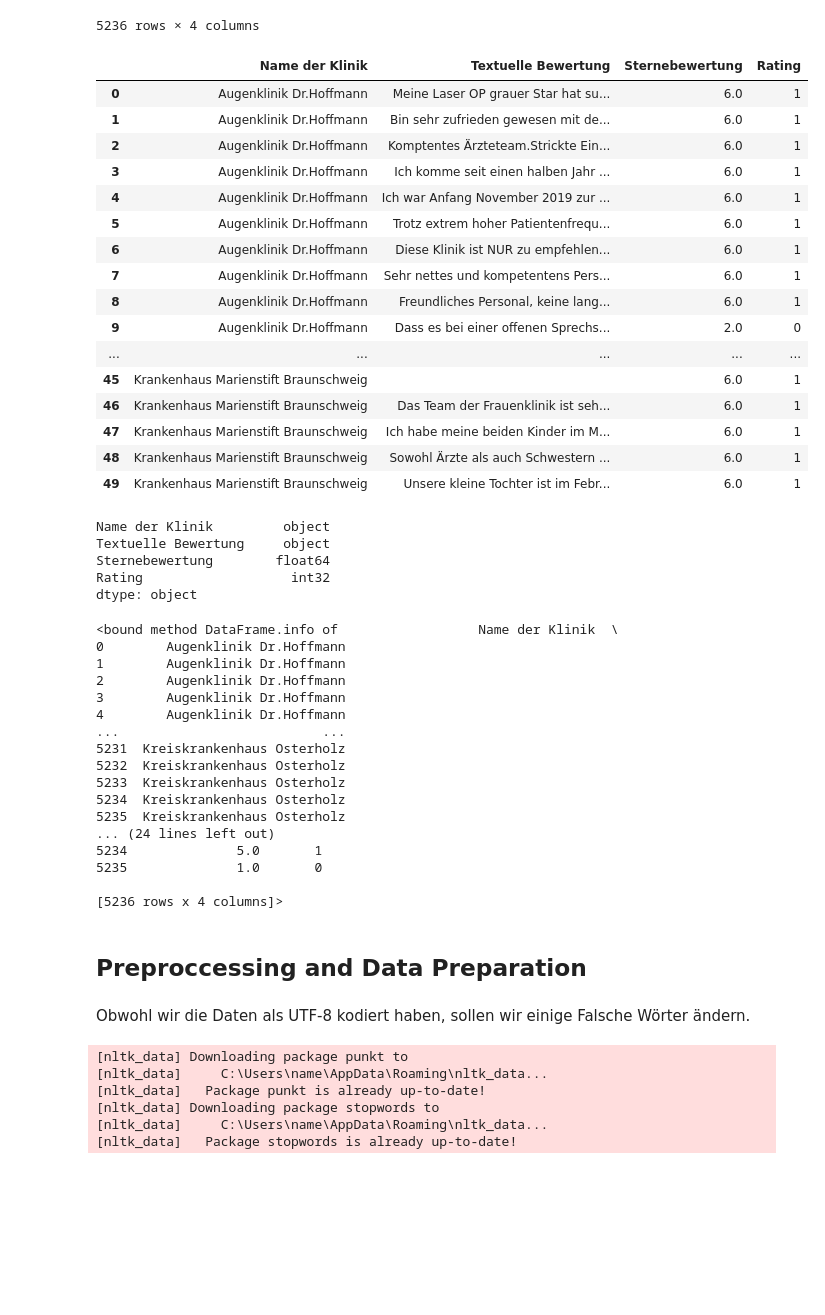
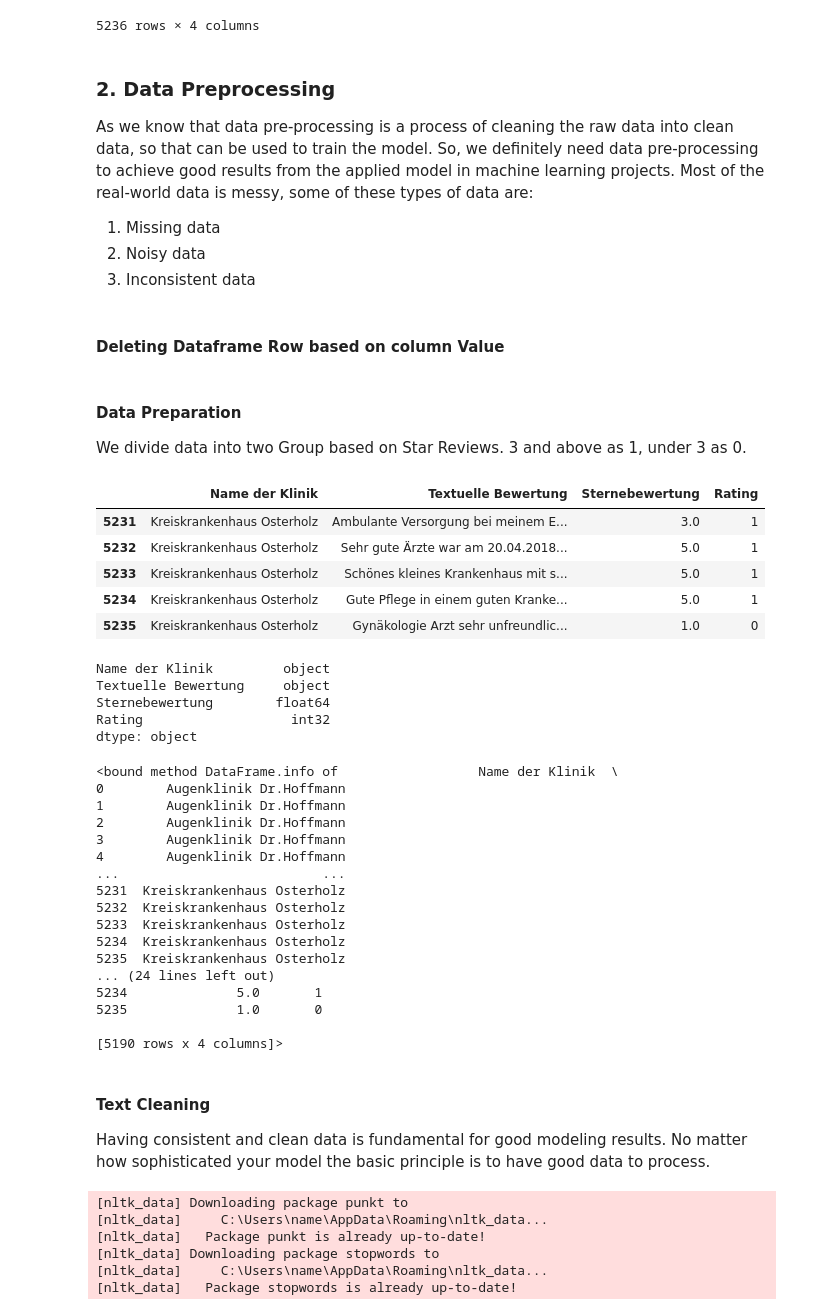
Before and after one commit to ablmz/AbschlussProject-EndToEnd-DS-Project-, a Jupyter notebook: Machine Learning/MachineLearningModel_AllClinicsData.ipynb, the cells around one changed output. Drawn from its saved outputs; the diff is of its cells as text; code cells hidden in the pictures; blank space fills up the shorter version.

Commit message:
all clinics
- modell results
- as schlechte and gute Erfahrung

```diff
--- a/Machine Learning/MachineLearningModel_AllClinicsData.ipynb
+++ b/Machine Learning/MachineLearningModel_AllClinicsData.ipynb
@@ -89,39 +106,47 @@ df
 | 5234 | Kreiskrankenhaus Osterholz | Gute Pflege in einem guten Kranke... | 5.0 | NaN |
 | 5235 | Kreiskrankenhaus Osterholz | Gynäkologie Arzt sehr unfreundlic... | 1.0 | NaN |
 5236 rows × 4 columns
+# %% [markdown]
+### 2. Data Preprocessing
+
+As we know that data pre-processing is a process of cleaning the raw data into clean data, so that can be used to train the model. So, we definitely need data pre-processing to achieve good results from the applied model in machine learning projects.
+Most of the real-world data is messy, some of these types of data are:
+1. Missing data
+2. Noisy data
+3. Inconsistent data
+# %% [markdown]
+#### Deleting Dataframe Row based on column Value
+# %%
+df.dropna(subset = ["Textuelle Bewertung"], inplace=True) # na values
+df = df[df["Textuelle Bewertung"] != 0] # 0 values
+df.drop(df.loc[df["Textuelle Bewertung"]== ' '].index, inplace=True) # ' ' values
+df = df[df['Textuelle Bewertung'].notnull()]
+#df.head(200)
+# %% [markdown]
+#### Data Preparation
+We divide data into two Group based on Star Reviews. 3 and above as 1, under 3 as 0.
 # %%
 #for q in range(result.shape[0]):
 # create a list of our conditions
 conditions = [
     (df['Sternebewertung'] >= 3 ),
     (df['Sternebewertung'] < 3 )
     ]
 # create a list of the values we want to assign for each condition
 values = [1, 0]
 
 # create a new column and use np.select to assign values to it using our lists as arguments
 df['Rating'] = np.select(conditions, values)
 
 # display updated DataFrame
-df.head(50)
+df.tail()
 # %% [output]
 |  | Name der Klinik | Textuelle Bewertung | Sternebewertung | Rating |
-| 0 | Augenklinik Dr.Hoffmann | Meine Laser OP grauer Star hat su... | 6.0 | 1 |
-| 1 | Augenklinik Dr.Hoffmann | Bin sehr zufrieden gewesen mit de... | 6.0 | 1 |
-| 2 | Augenklinik Dr.Hoffmann | Komptentes Ärzteteam.Strickte Ein... | 6.0 | 1 |
-| 3 | Augenklinik Dr.Hoffmann | Ich komme seit einen halben Jahr ... | 6.0 | 1 |
-| 4 | Augenklinik Dr.Hoffmann | Ich war Anfang November 2019 zur ... | 6.0 | 1 |
-| 5 | Augenklinik Dr.Hoffmann | Trotz extrem hoher Patientenfrequ... | 6.0 | 1 |
-| 6 | Augenklinik Dr.Hoffmann | Diese Klinik ist NUR zu empfehlen... | 6.0 | 1 |
-| 7 | Augenklinik Dr.Hoffmann | Sehr nettes und kompetentens Pers... | 6.0 | 1 |
-| 8 | Augenklinik Dr.Hoffmann | Freundliches Personal, keine lang... | 6.0 | 1 |
-| 9 | Augenklinik Dr.Hoffmann | Dass es bei einer offenen Sprechs... | 2.0 | 0 |
-| ... | ... | ... | ... | ... |
-| 45 | Krankenhaus Marienstift Braunschweig |  | 6.0 | 1 |
-| 46 | Krankenhaus Marienstift Braunschweig | Das Team der Frauenklinik ist seh... | 6.0 | 1 |
-| 47 | Krankenhaus Marienstift Braunschweig | Ich habe meine beiden Kinder im M... | 6.0 | 1 |
-| 48 | Krankenhaus Marienstift Braunschweig | Sowohl Ärzte als auch Schwestern ... | 6.0 | 1 |
-| 49 | Krankenhaus Marienstift Braunschweig | Unsere kleine Tochter ist im Febr... | 6.0 | 1 |
+| 5231 | Kreiskrankenhaus Osterholz | Ambulante Versorgung bei meinem E... | 3.0 | 1 |
+| 5232 | Kreiskrankenhaus Osterholz | Sehr gute Ärzte war am 20.04.2018... | 5.0 | 1 |
+| 5233 | Kreiskrankenhaus Osterholz | Schönes kleines Krankenhaus mit s... | 5.0 | 1 |
+| 5234 | Kreiskrankenhaus Osterholz | Gute Pflege in einem guten Kranke... | 5.0 | 1 |
+| 5235 | Kreiskrankenhaus Osterholz | Gynäkologie Arzt sehr unfreundlic... | 1.0 | 0 |
 # %%
 df.dtypes
 # %% [output]
@@ -149,11 +174,11 @@ df.info
 5234              5.0       1
 5235              1.0       0
 
-[5236 rows x 4 columns]>
+[5190 rows x 4 columns]>
-# %% [markdown]
-## Preproccessing and Data Preparation
-# %% [markdown]
-Obwohl wir die Daten als UTF-8 kodiert haben, sollen wir einige Falsche Wörter ändern.
+# %% [markdown]
+#### Text Cleaning
+
+Having consistent and clean data is fundamental for good modeling results. No matter how sophisticated your model the basic principle is to have good data to process.
 # %%
 nltk.download('punkt')
 nltk.download('stopwords')
```
Also changed, not shown: parts of 25 cells of this notebook.
